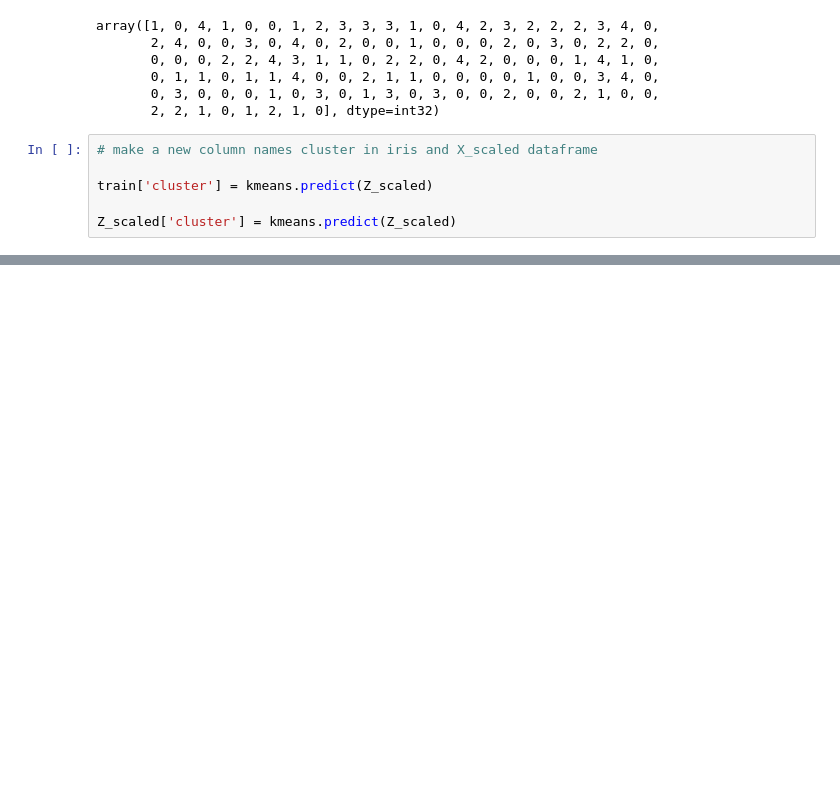
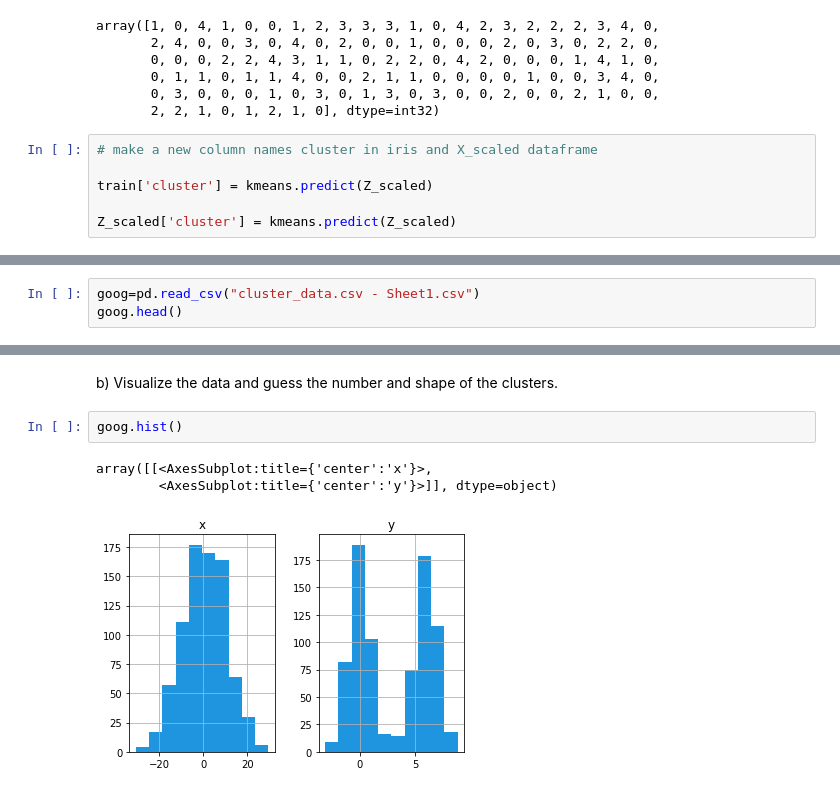
Before and after one commit to brianclements03/clustering, a Jupyter notebook: modeling.ipynb, the cells around one changed output, grey strips where cells are left out. Cells and saved outputs as stored; diff of their text form; blank space fills up the shorter version.

```diff
--- a/modeling.ipynb
+++ b/modeling.ipynb
@@ -292,0 +359,3 @@ plt.show()
+# %%
+goog=pd.read_csv("cluster_data.csv - Sheet1.csv")
+goog.head()
@@ -292,0 +369,8 @@ plt.show()
+# %% [markdown]
+b) Visualize the data and guess the number and shape of the clusters.
+# %%
+goog.hist()
+# %% [output]
+array([[<AxesSubplot:title={'center':'x'}>,
+        <AxesSubplot:title={'center':'y'}>]], dtype=object)
+[figure, added]
```
Also changed, not shown: parts of 9 cells of this notebook.
